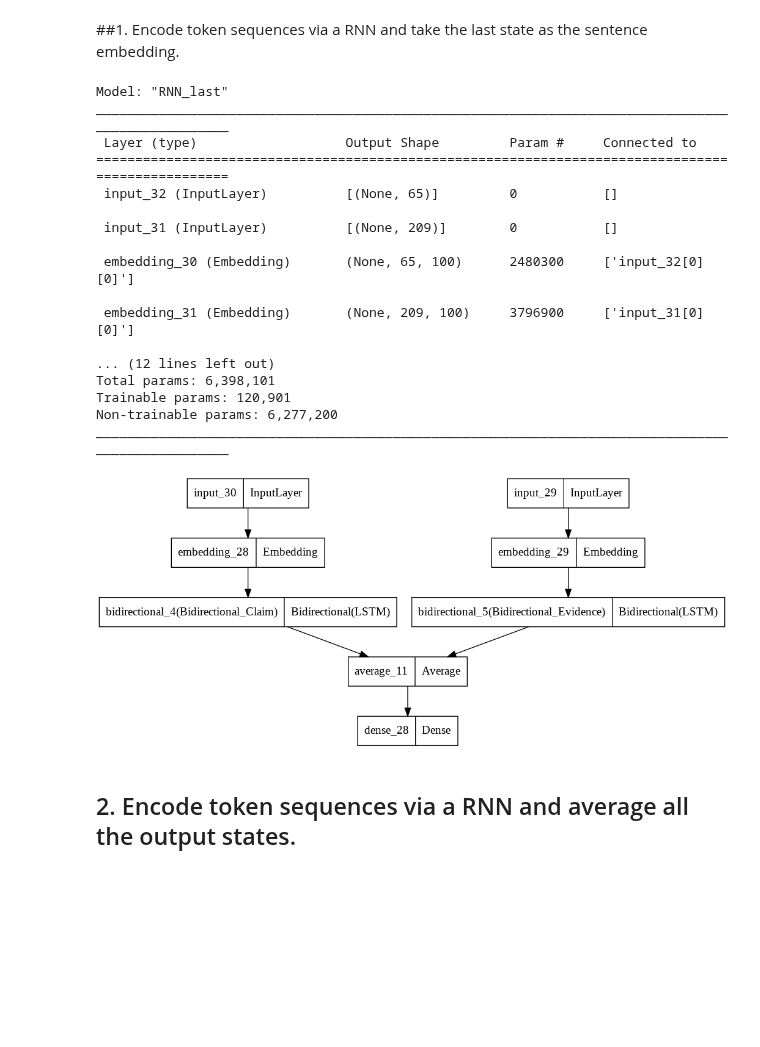
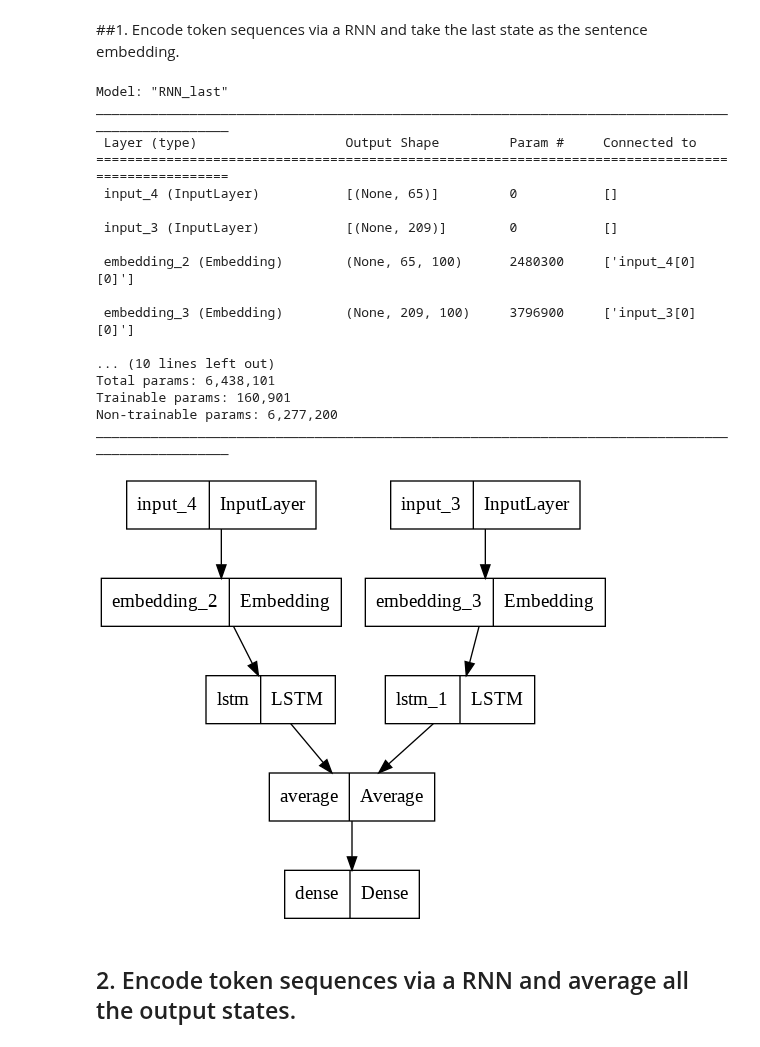
Before and after one commit to AirNicco8/NLP_Assignments, a Jupyter notebook: Assignment_2/Assignment_2_avg_bow.ipynb, the cells around one changed output. Saved outputs shown, nothing was run; the diff lists cells and outputs as text; code cells hidden in the pictures; blank space fills up the shorter version.

```diff
--- a/Assignment_2/Assignment_2_avg_bow.ipynb
+++ b/Assignment_2/Assignment_2_avg_bow.ipynb
@@ -358,7 +367,7 @@ claims_embedding_layer = tf.keras.layers.Embedding(
     len(claim_tokenizer.word_index)+1,
     embedded_dimension,
     embeddings_initializer=keras.initializers.Constant(embedding_matrix_c),
-    trainable = False,
+    trainable = True,
     embeddings_regularizer=None,
     activity_regularizer=None,
     embeddings_constraint=None,
@@ -370,7 +379,7 @@ evidences_embedding_layer = tf.keras.layers.Embedding(
     len(evidence_tokenizer.word_index)+1,
     embedded_dimension,
     embeddings_initializer=keras.initializers.Constant(embedding_matrix_e),
-    trainable = False,
+    trainable = True,
     embeddings_regularizer=None,
     activity_regularizer=None,
     embeddings_constraint=None,
@@ -381,15 +390,14 @@ evidences_embedding_layer = tf.keras.layers.Embedding(
 x1 = claims_embedding_layer(claim_input)
 x2 = evidences_embedding_layer(evidence_input)
 
-x_claim = Bidirectional(LSTM(units=int(embedded_dimension/2),
-                          return_sequences=False))(x1)
+x1 = LSTM(units=int(embedded_dimension),
+                          return_sequences=False)(x1)
 
-x_evidence = Bidirectional(LSTM(units=int(embedded_dimension/2),
-                          return_sequences=False
-                            ))(x2)
+x2 = LSTM(units=int(embedded_dimension),
+                          return_sequences=False )(x2)
 
 # Merge layer
-mean_x = tf.keras.layers.Average()([x_claim,x_evidence])
+mean_x = tf.keras.layers.Average()([x1,x2])
 
 # classification final layer
 
@@ -402,23 +410,23 @@ Model: "RNN_last"
 __________________________________________________________________________________________________
  Layer (type)                   Output Shape         Param #     Connected to
 ==================================================================================================
- input_32 (InputLayer)          [(None, 65)]         0           []
+ input_4 (InputLayer)           [(None, 65)]         0           []
 
- input_31 (InputLayer)          [(None, 209)]        0           []
+ input_3 (InputLayer)           [(None, 209)]        0           []
 
- embedding_30 (Embedding)       (None, 65, 100)      2480300     ['input_32[0][0]']
+ embedding_2 (Embedding)        (None, 65, 100)      2480300     ['input_4[0][0]']
 
- embedding_31 (Embedding)       (None, 209, 100)     3796900     ['input_31[0][0]']
+ embedding_3 (Embedding)        (None, 209, 100)     3796900     ['input_3[0][0]']
 
-... (12 lines left out)
-Total params: 6,398,101
-Trainable params: 120,901
+... (10 lines left out)
+Total params: 6,438,101
+Trainable params: 160,901
 Non-trainable params: 6,277,200
 __________________________________________________________________________________________________
 # %%
-keras.utils.plot_model(model_RNN_last, "my_first_model.png")
+keras.utils.plot_model(model_RNN_last, "RNN_last.png")
 # %% [output]
-[figure, old version]
+[figure, new version]
 # %% [markdown]
 ## 2. Encode token sequences via a RNN and average all the output states.
 # %%
```
Also changed, not shown: parts of 34 cells of this notebook.
